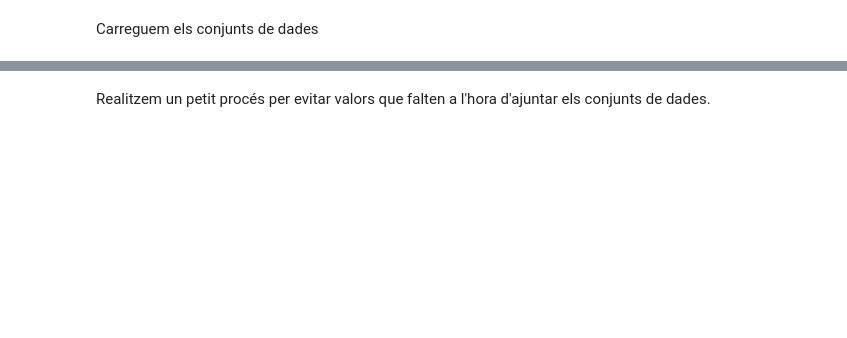
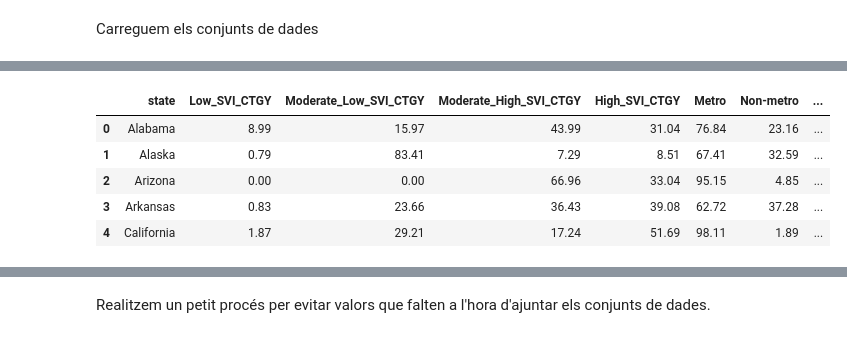
Before and after one commit to albertojc6/IDSS-Pandemic_Control, a Jupyter notebook: src_prep/unify_statesData.ipynb, the cells around one changed output, grey strips where cells are left out. Saved outputs shown, nothing was run; the diff lists cells and outputs as text; code cells hidden in the pictures; blank space fills up the shorter version.

```diff
--- a/src_prep/unify_statesData.ipynb
+++ b/src_prep/unify_statesData.ipynb
@@ -24,0 +54,10 @@ df_estado_4 = pd.read_csv('../data/preprocessed/age_groups_cleaned.csv')
+# %%
+df_exogenous = pd.read_csv("..\data\preprocessed\static_stateMatrix.csv")
+df_exogenous.head()
+# %% [output]
+|  | state | Low_SVI_CTGY | Moderate_Low_SVI_CTGY | Moderate_High_SVI_CTGY | High_SVI_CTGY | Metro | Non-metro | ... |
+| 0 | Alabama | 8.99 | 15.97 | 43.99 | 31.04 | 76.84 | 23.16 | ... |
+| 1 | Alaska | 0.79 | 83.41 | 7.29 | 8.51 | 67.41 | 32.59 | ... |
+| 2 | Arizona | 0.00 | 0.00 | 66.96 | 33.04 | 95.15 | 4.85 | ... |
+| 3 | Arkansas | 0.83 | 23.66 | 36.43 | 39.08 | 62.72 | 37.28 | ... |
+| 4 | California | 1.87 | 29.21 | 17.24 | 51.69 | 98.11 | 1.89 | ... |
```
Also changed, not shown: parts of 23 cells of this notebook, 5 other files.
